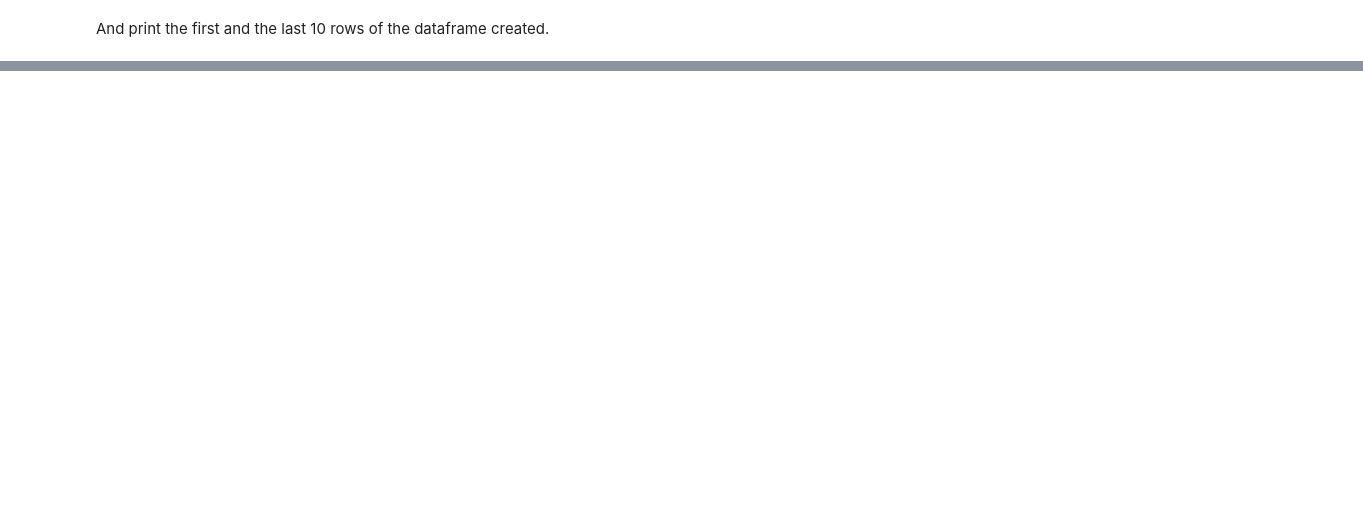
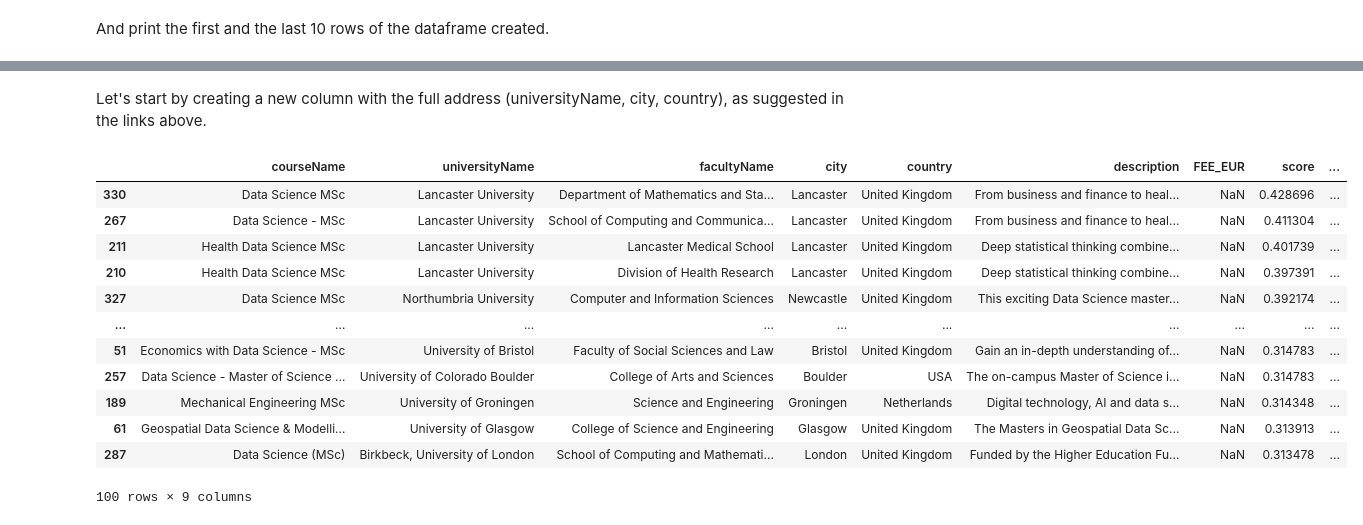
Before and after one commit to saifali03/Master-s-Degrees-from-all-over-, a Jupyter notebook: main.ipynb, the cells around one changed output, grey strips where cells are left out. Saved outputs shown, nothing was run; the diff lists cells and outputs as text; code cells hidden in the pictures; blank space fills up the shorter version.

```diff
--- a/main.ipynb
+++ b/main.ipynb
@@ -294,0 +332,2 @@ df.tail(10)
+# %%
+vocab_with_index = json.load(open("./vocabulary.json", "r")) # loading for use
@@ -294,0 +368,4 @@ df.tail(10)
+# %%
+with open("./inverted_index_1.json", "w") as file: # storing for reusability
+    json.dump(inverted_index, file)
+inverted_index = json.load(open("./inverted_index_1.json", "r")) # loading for use
@@ -294,0 +416,4 @@ df.tail(10)
+# %%
+with open("./inverted_index_tfidf.json", "w") as file: # storing for reusability
+    json.dump(inverted_index, file)
+inverted_index = json.load(open("./inverted_index_tfidf.json", "r")) # loading for use
@@ -294,0 +518,25 @@ df.tail(10)
+# %%
+user_query = "data science"
+normalized_query = normalize_query(user_query)
+term_ids = get_term_id_from_query(vocab_with_index, normalized_query)
+new_dataset = search_engine_full(term_ids, df, inverted_index)
+# Let's start from the smaller_dataset derived from the engine.py
+
+user_query_2 = "data science lancaster" # input user query
+
+weights = calculate_weights(user_query_2, new_dataset) # computes the weights taking in input a second more specific query
+
+# add the new_score as a new column of the df
+new_dataset['score'] = new_dataset.apply(lambda row: calculate_total_score(user_query_2, row, weights), axis=1)
+
+heap = []
+for index, row in new_dataset.iterrows():
+    heapq.heappush(heap, (-row['score'], index))
+
+# Extract results
+sorted_indices = [heapq.heappop(heap)[1] for _ in range(len(heap))]
+
+# Create new df sorted
+sorted_df = new_dataset.loc[sorted_indices]
+k = 5 # k-top elements sorted by the new score
+sorted_df[['courseName', 'universityName', 'description', 'score']].head(k)
@@ -294,0 +568,20 @@ df.tail(10)
+# %% [markdown]
+Let's start by creating a new column with the full address (universityName, city, country), as suggested in the links above.
+# %%
+k = 100
+sorted_df['full_address'] = sorted_df['universityName'] + ", " + sorted_df['city'] + ", " + sorted_df['country']
+sorted_df.head(k)
+# %% [output]
+|  | courseName | universityName | facultyName | city | country | description | FEE_EUR | score | ... |
+| 330 | Data Science MSc | Lancaster University | Department of Mathematics and Sta... | Lancaster | United Kingdom | From business and finance to heal... | NaN | 0.428696 | ... |
+| 267 | Data Science - MSc | Lancaster University | School of Computing and Communica... | Lancaster | United Kingdom | From business and finance to heal... | NaN | 0.411304 | ... |
+| 211 | Health Data Science MSc | Lancaster University | Lancaster Medical School | Lancaster | United Kingdom | Deep statistical thinking combine... | NaN | 0.401739 | ... |
+| 210 | Health Data Science MSc | Lancaster University | Division of Health Research | Lancaster | United Kingdom | Deep statistical thinking combine... | NaN | 0.397391 | ... |
+| 327 | Data Science MSc | Northumbria University | Computer and Information Sciences | Newcastle | United Kingdom | This exciting Data Science master... | NaN | 0.392174 | ... |
+| ... | ... | ... | ... | ... | ... | ... | ... | ... | ... |
+| 51 | Economics with Data Science - MSc | University of Bristol | Faculty of Social Sciences and Law | Bristol | United Kingdom | Gain an in-depth understanding of... | NaN | 0.314783 | ... |
+| 257 | Data Science - Master of Science ... | University of Colorado Boulder | College of Arts and Sciences | Boulder | USA | The on-campus Master of Science i... | NaN | 0.314783 | ... |
+| 189 | Mechanical Engineering MSc | University of Groningen | Science and Engineering | Groningen | Netherlands | Digital technology, AI and data s... | NaN | 0.314348 | ... |
+| 61 | Geospatial Data Science & Modelli... | University of Glasgow | College of Science and Engineering | Glasgow | United Kingdom | The Masters in Geospatial Data Sc... | NaN | 0.313913 | ... |
+| 287 | Data Science (MSc) | Birkbeck, University of London | School of Computing and Mathemati... | London | United Kingdom | Funded by the Higher Education Fu... | NaN | 0.313478 | ... |
+100 rows × 9 columns
```
Also changed, not shown: parts of 97 cells of this notebook, 9 other files.
